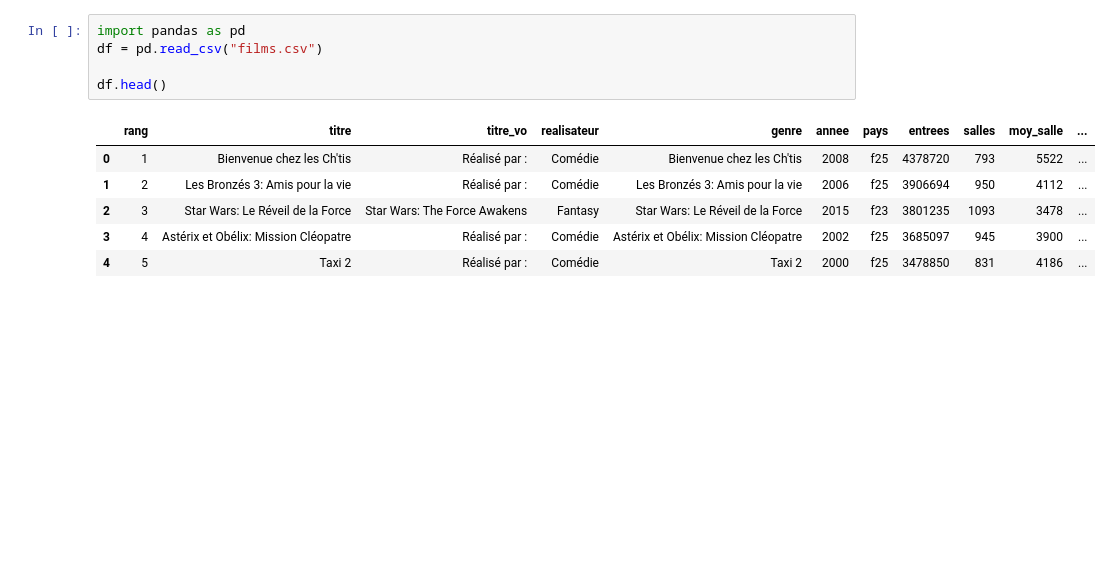
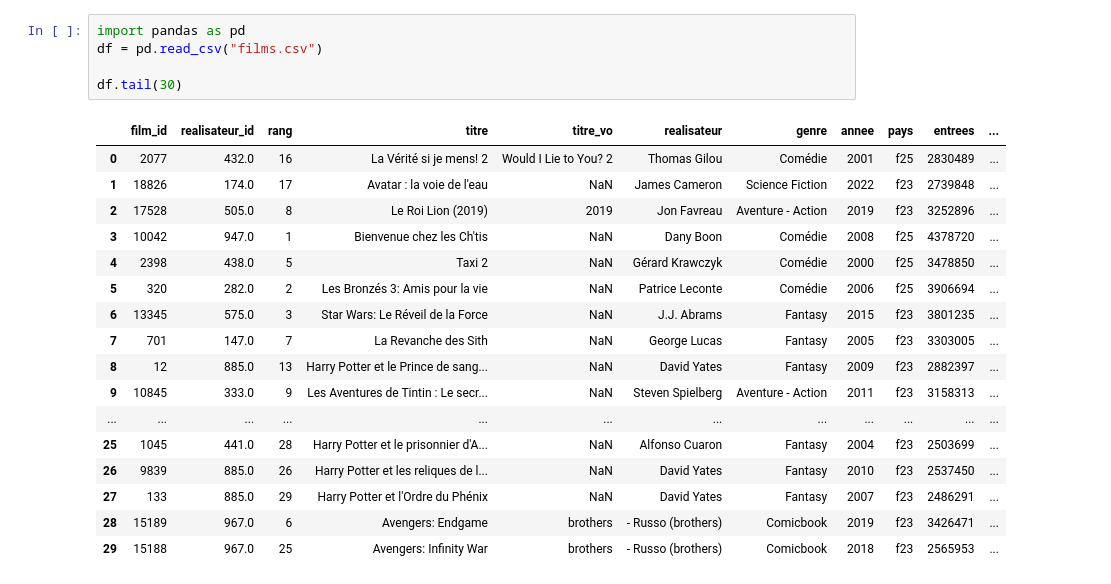
Before and after one commit to DorotheeCatry/popularity-movie-prediction-project, a Jupyter notebook: jpbox_scraper/test.ipynb, the cells around one changed output. Saved outputs shown, nothing was run; the diff lists cells and outputs as text; blank space fills up the shorter version.

```diff
--- a/jpbox_scraper/test.ipynb
+++ b/jpbox_scraper/test.ipynb
@@ -1,12 +1,23 @@
 # %%
 import pandas as pd
 df = pd.read_csv("films.csv")
 
-df.head()
+df.tail(30)
 # %% [output]
-|  | rang | titre | titre_vo | realisateur | genre | annee | pays | entrees | salles | moy_salle | ... |
-| 0 | 1 | Bienvenue chez les Ch'tis | Réalisé par : | Comédie | Bienvenue chez les Ch'tis | 2008 | f25 | 4378720 | 793 | 5522 | ... |
-| 1 | 2 | Les Bronzés 3: Amis pour la vie | Réalisé par : | Comédie | Les Bronzés 3: Amis pour la vie | 2006 | f25 | 3906694 | 950 | 4112 | ... |
-| 2 | 3 | Star Wars: Le Réveil de la Force | Star Wars: The Force Awakens | Fantasy | Star Wars: Le Réveil de la Force | 2015 | f23 | 3801235 | 1093 | 3478 | ... |
-| 3 | 4 | Astérix et Obélix: Mission Cléopatre | Réalisé par : | Comédie | Astérix et Obélix: Mission Cléopatre | 2002 | f25 | 3685097 | 945 | 3900 | ... |
-| 4 | 5 | Taxi 2 | Réalisé par : | Comédie | Taxi 2 | 2000 | f25 | 3478850 | 831 | 4186 | ... |
+|  | film_id | realisateur_id | rang | titre | titre_vo | realisateur | genre | annee | pays | entrees | ... |
+| 0 | 2077 | 432.0 | 16 | La Vérité si je mens! 2 | Would I Lie to You? 2 | Thomas Gilou | Comédie | 2001 | f25 | 2830489 | ... |
+| 1 | 18826 | 174.0 | 17 | Avatar : la voie de l'eau | NaN | James Cameron | Science Fiction | 2022 | f23 | 2739848 | ... |
+| 2 | 17528 | 505.0 | 8 | Le Roi Lion (2019) | 2019 | Jon Favreau | Aventure - Action | 2019 | f23 | 3252896 | ... |
+| 3 | 10042 | 947.0 | 1 | Bienvenue chez les Ch'tis | NaN | Dany Boon | Comédie | 2008 | f25 | 4378720 | ... |
+| 4 | 2398 | 438.0 | 5 | Taxi 2 | NaN | Gérard Krawczyk | Comédie | 2000 | f25 | 3478850 | ... |
+| 5 | 320 | 282.0 | 2 | Les Bronzés 3: Amis pour la vie | NaN | Patrice Leconte | Comédie | 2006 | f25 | 3906694 | ... |
+| 6 | 13345 | 575.0 | 3 | Star Wars: Le Réveil de la Force | NaN | J.J. Abrams | Fantasy | 2015 | f23 | 3801235 | ... |
+| 7 | 701 | 147.0 | 7 | La Revanche des Sith | NaN | George Lucas | Fantasy | 2005 | f23 | 3303005 | ... |
+| 8 | 12 | 885.0 | 13 | Harry Potter et le Prince de sang... | NaN | David Yates | Fantasy | 2009 | f23 | 2882397 | ... |
+| 9 | 10845 | 333.0 | 9 | Les Aventures de Tintin : Le secr... | NaN | Steven Spielberg | Aventure - Action | 2011 | f23 | 3158313 | ... |
+| ... | ... | ... | ... | ... | ... | ... | ... | ... | ... | ... | ... |
+| 25 | 1045 | 441.0 | 28 | Harry Potter et le prisonnier d'A... | NaN | Alfonso Cuaron | Fantasy | 2004 | f23 | 2503699 | ... |
+| 26 | 9839 | 885.0 | 26 | Harry Potter et les reliques de l... | NaN | David Yates | Fantasy | 2010 | f23 | 2537450 | ... |
+| 27 | 133 | 885.0 | 29 | Harry Potter et l'Ordre du Phénix | NaN | David Yates | Fantasy | 2007 | f23 | 2486291 | ... |
+| 28 | 15189 | 967.0 | 6 | Avengers: Endgame | brothers | - Russo (brothers) | Comicbook | 2019 | f23 | 3426471 | ... |
+| 29 | 15188 | 967.0 | 25 | Avengers: Infinity War | brothers | - Russo (brothers) | Comicbook | 2018 | f23 | 2565953 | ... |
```
Also changed, not shown: 4 other files.
